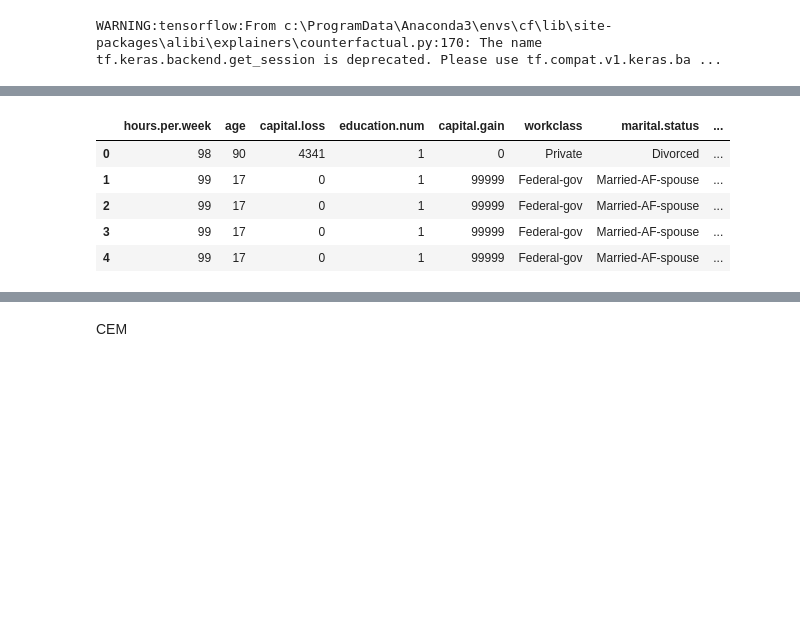
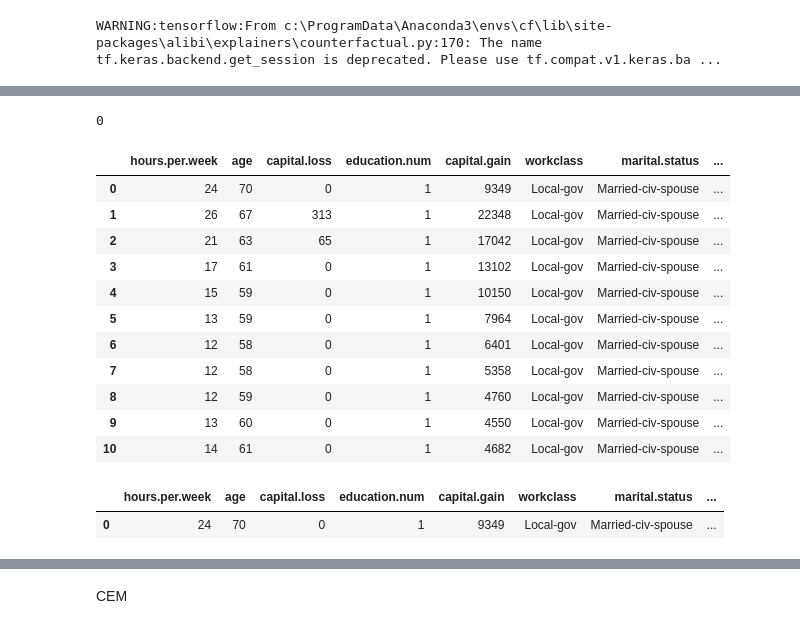
Before and after one commit to istepka/MCSECE, a Jupyter notebook: src/ensemble.ipynb, the cells around one changed output, grey strips where cells are left out. Drawn from its saved outputs; the diff is of its cells as text; code cells hidden in the pictures; blank space fills up the shorter version.

```diff
--- a/src/ensemble.ipynb
+++ b/src/ensemble.ipynb
@@ -17,7 +17,7 @@ warnings.filterwarnings('ignore', category=UserWarning) #Ignore sklearn "RF fitt
 
 train_dataset = pd.read_csv("../data/adult.csv")
 dataset_name = 'adult'
-instance_to_explain_index = 10
+instance_to_explain_index = 890
 
 with open('../data/adult_constraints.json', 'r') as f:
     constr = json.load(f)
@@ -94,7 +99,7 @@ else:
 
 dice_counterfactuals_df = dice_model.generate_counterfactuals(
     query_instance=query_instance,
-    total_CFs=20,
+    total_CFs=50,
     desired_class='opposite',
     features_to_vary=constr['actionable_features'],
     permitted_range=constr['feature_ranges'],
@@ -258,2 +272,11 @@ cfec_counterfactuals_raw[cfec_counterfactuals_raw.columns[39:]]
 # %% [markdown]
 WACHTER
+# %%
+feature_ranges = (
+    train_dataset_sparse_normalized.to_numpy().min(axis=0),
+    train_dataset_sparse_normalized.to_numpy().max(axis=0),
+)
+non_actionable_indices = ~np.array(actionable_mask_indices_sparse, dtype='bool')
+feature_ranges[0][non_actionable_indices] = query_instance_sparse_normalized.to_numpy()[0][non_actionable_indices]
+feature_ranges[1][non_actionable_indices] = query_instance_sparse_normalized.to_numpy()[0][non_actionable_indices]
+feature_ranges
@@ -261,16 +295,28 @@ WACHTER
 from alibi_impl import AlibiWachter
 
 continous = len(constr['continuous_features_nonsplit'])
-eps_wachter = np.array([[0.1] * continous + [1.0] * (len(train_dataset_sparse_normalized.columns) - continous)])# * (np.array(actionable_mask_indices_sparse, dtype=int) + 0.001)
-#eps_wachter = 0.01
 
-# Dont allow perturbations on non-actionable features
-#eps_wachter = actionable_mask_indices_sparse * eps_wachter
+
+
 
 if explained_model_backend == 'sklearn':
-    wachter_model = AlibiWachter('../models/adult_RF.pkl', 'sklearn', query_instance_sparse_normalized.shape, eps=eps_wachter)
+    max_iter = 100
+    max_lam_steps=10
+    lam_init=0.001
+    lr_init=0.1
+    early_stop=50
+    tolerance=0.4
+    target_proba=1.0
+
+    wachter_model = AlibiWachter('../models/adult_RF.pkl', 'sklearn',
+    query_instance_sparse_normalized.shape, feature_ranges=feature_ranges,
+    max_iter=max_iter, max_lam_steps=max_lam_steps, lam_init=lam_init,
+    learning_rate_init=lr_init, early_stop=early_stop, tolerance=tolerance,
+    target_proba=target_proba,
+    )
 else:
-    wachter_model = AlibiWachter('../models/adult_NN/', 'tensorflow', query_instance_sparse_normalized.shape, eps=eps_wachter)
+    #eps_wachter = np.array([[0.01] * continous + [0.01] * (len(train_dataset_sparse_normalized.columns) - continous)]) * (np.array(actionable_mask_indices_sparse, dtype=int) + 0.001)
+    wachter_model = AlibiWachter('../models/adult_NN/', 'tensorflow', query_instance_sparse_normalized.shape, target_proba=1.0, feature_ranges=feature_ranges)
 
 explanation = wachter_model.generate_counterfactuals(query_instance_sparse_normalized)
 # %% [output]
@@ -278,3 +345,7 @@ WARNING:tensorflow:From c:\ProgramData\Anaconda3\envs\cf\lib\site-packages\alibi
+# %%
+explanation.cf['class']
+# %% [output]
+0
 # %%
 wachter_counterfactuals = [explanation.cf['X']]
 for key, lst in explanation['data']['all'].items():
@@ -283,41 +354,52 @@ for key, lst in explanation['data']['all'].items():
             wachter_counterfactuals.append(cf['X'])
 
 wachter_counterfactuals = np.array(wachter_counterfactuals).reshape(-1, query_instance_sparse_normalized.shape[1])
 
 wachter_counterfactuals_df = pd.DataFrame(wachter_counterfactuals, columns=constr['features_order_after_split'])
 
 # Inverse min-max normalization
 wachter_counterfactuals_df = inverse_min_max_normalization(
     _df=wachter_counterfactuals_df,
     original_df=train_dataset.drop(columns="income"),
     continuous_features=constr['continuous_features_nonsplit']
 )
 
 # Inverse transform to sparse
 wachter_counterfactuals_df = inverse_transform_to_sparse(
     sparse_df=wachter_counterfactuals_df,
     original_df=train_dataset.drop(columns="income"),
     categorical_features=constr['categorical_features_nonsplit'],
     continuous_features=constr['continuous_features_nonsplit']
 )
 
 wachter_counterfactuals_df['explainer'] = 'wachter'
 
 # Reduce number of Wachter counterfactuals because they are almost the same
 sampled_wachter_cfs = wachter_counterfactuals_df.sample(min(len(wachter_counterfactuals_df), 10))
 
-sampled_wachter_cfs.append(wachter_counterfactuals_df.iloc[0])
+#sampled_wachter_cfs = sampled_wachter_cfs.append(wachter_counterfactuals_df.iloc[0])
 
-all_counterfactuals = pd.concat([all_counterfactuals, sampled_wachter_cfs], ignore_index=True)
+all_counterfactuals = pd.concat([all_counterfactuals, wachter_counterfactuals_df.iloc[0:1], sampled_wachter_cfs], ignore_index=True)
 
-wachter_counterfactuals_df.head(5)
+wachter_counterfactuals_df.head(11)
 # %% [output]
 |  | hours.per.week | age | capital.loss | education.num | capital.gain | workclass | marital.status | ... |
-| 0 | 98 | 90 | 4341 | 1 | 0 | Private | Divorced | ... |
-| 1 | 99 | 17 | 0 | 1 | 99999 | Federal-gov | Married-AF-spouse | ... |
-| 2 | 99 | 17 | 0 | 1 | 99999 | Federal-gov | Married-AF-spouse | ... |
-| 3 | 99 | 17 | 0 | 1 | 99999 | Federal-gov | Married-AF-spouse | ... |
-| 4 | 99 | 17 | 0 | 1 | 99999 | Federal-gov | Married-AF-spouse | ... |
+| 0 | 24 | 70 | 0 | 1 | 9349 | Local-gov | Married-civ-spouse | ... |
+| 1 | 26 | 67 | 313 | 1 | 22348 | Local-gov | Married-civ-spouse | ... |
+| 2 | 21 | 63 | 65 | 1 | 17042 | Local-gov | Married-civ-spouse | ... |
+| 3 | 17 | 61 | 0 | 1 | 13102 | Local-gov | Married-civ-spouse | ... |
+| 4 | 15 | 59 | 0 | 1 | 10150 | Local-gov | Married-civ-spouse | ... |
+| 5 | 13 | 59 | 0 | 1 | 7964 | Local-gov | Married-civ-spouse | ... |
+| 6 | 12 | 58 | 0 | 1 | 6401 | Local-gov | Married-civ-spouse | ... |
+| 7 | 12 | 58 | 0 | 1 | 5358 | Local-gov | Married-civ-spouse | ... |
+| 8 | 12 | 59 | 0 | 1 | 4760 | Local-gov | Married-civ-spouse | ... |
+| 9 | 13 | 60 | 0 | 1 | 4550 | Local-gov | Married-civ-spouse | ... |
+| 10 | 14 | 61 | 0 | 1 | 4682 | Local-gov | Married-civ-spouse | ... |
+# %%
+wachter_counterfactuals_df.iloc[0:1]
+# %% [output]
+|  | hours.per.week | age | capital.loss | education.num | capital.gain | workclass | marital.status | ... |
+| 0 | 24 | 70 | 0 | 1 | 9349 | Local-gov | Married-civ-spouse | ... |
 # %%
 wachter_counterfactuals_df.shape
 # %% [output]
```
Also changed, not shown: parts of 36 cells of this notebook, 2 other files.
